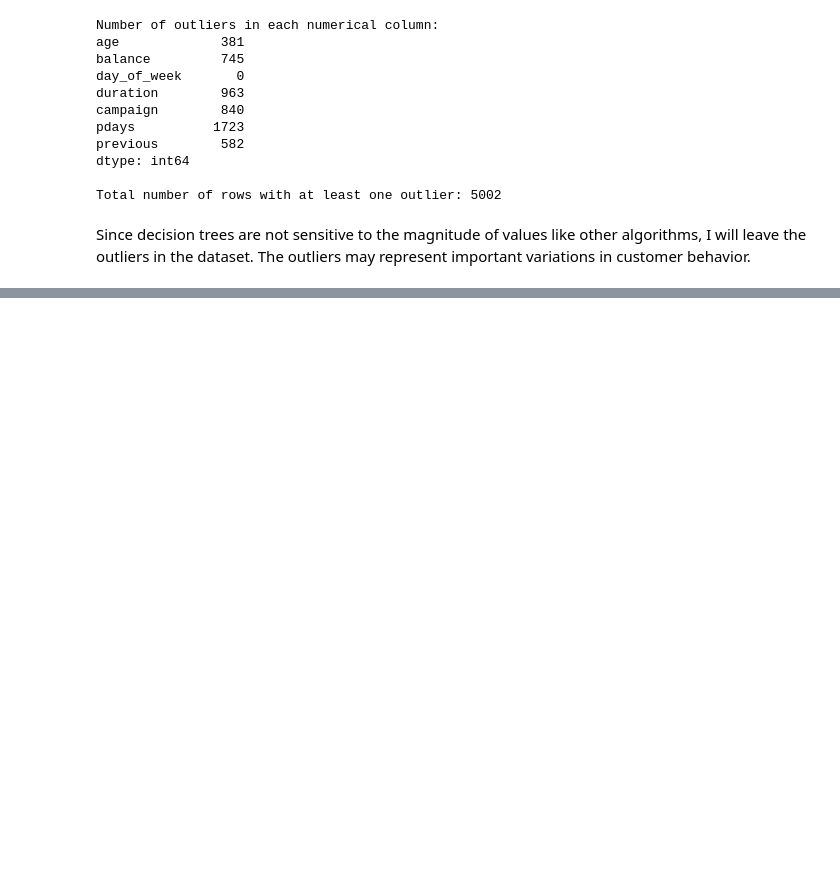
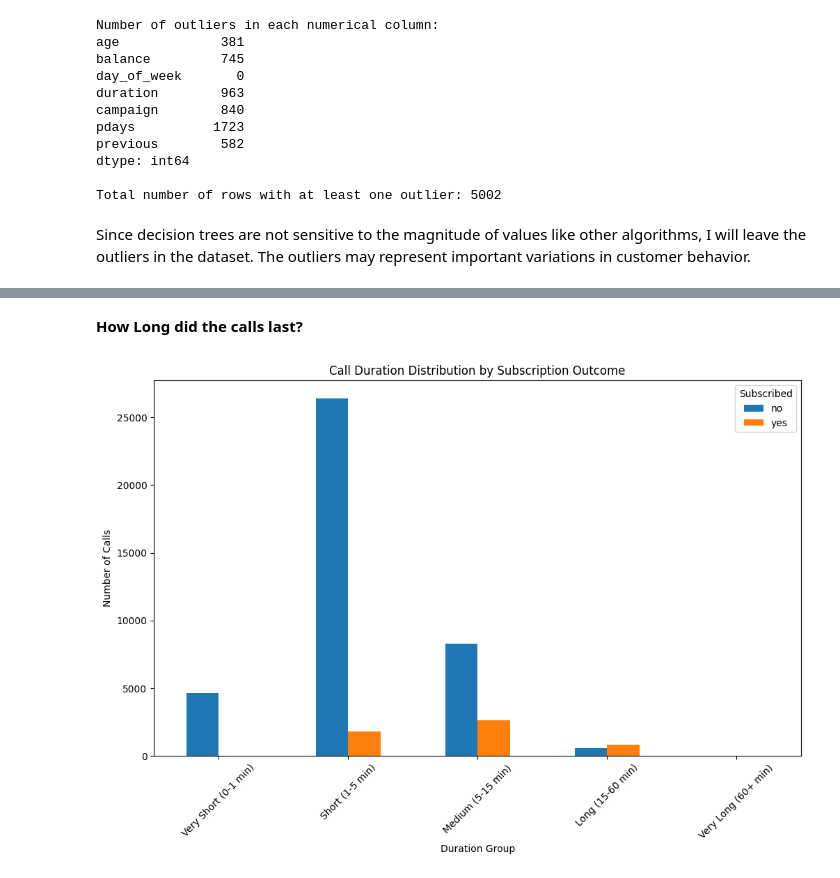
Before and after one commit to Campeon254/PRODIGY_DS_03, a Jupyter notebook: Bank Marketing Dataset.ipynb, the cells around one changed output, grey strips where cells are left out. Cells and saved outputs as stored; diff of their text form; code cells hidden in the pictures; blank space fills up the shorter version.

```diff
--- a/Bank Marketing Dataset.ipynb
+++ b/Bank Marketing Dataset.ipynb
@@ -150,3 +150,9 @@ dtype: int64
 Total number of rows with at least one outlier: 5002
 # %% [markdown]
 Since decision trees are not sensitive to the magnitude of values like other algorithms, I will leave the outliers in the dataset. The outliers may represent important variations in customer behavior.
+# %%
+# Creating age bins
+bins = [0, 18, 30, 45, 60, 100]
+labels = ['Children(0-17)', 'Young Adults(18-30)', 'Adults(31-45)', 'Middle Aged(46-60)', 'Elderly(60+)']
+data['age_group'] = pd.cut(data['age'], bins=bins, labels=labels, right=False)
+display(data.head())
@@ -152,0 +166,21 @@ Since decision trees are not sensitive to the magnitude of values like other alg
+# %% [markdown]
+**How Long did the calls last?**
+# %%
+# Create bins for duration
+bins = [0,60, 300, 900, 3600, 4900]
+labels = ['Very Short (0-1 min)', 'Short (1-5 min)', 'Medium (5-15 min)', 'Long (15-60 min)', 'Very Long (60+ min)']
+data['duration_group'] = pd.cut(data['duration'], bins=bins, labels=labels, right=False)
+
+# Visualizing the distribution of call duration groups based on subscription outcome
+duration_y_counts = data.groupby(['duration_group', 'y']).size().unstack()
+
+duration_y_counts.plot(kind='bar', stacked=False, figsize=(12, 7))
+
+plt.title('Call Duration Distribution by Subscription Outcome')
+plt.xlabel('Duration Group')
+plt.ylabel('Number of Calls')
+plt.xticks(rotation=45)
+plt.legend(title='Subscribed')
+plt.show()
+# %% [output]
+[figure, added]
```
Also changed, not shown: parts of 3 cells of this notebook, 6 other files.
